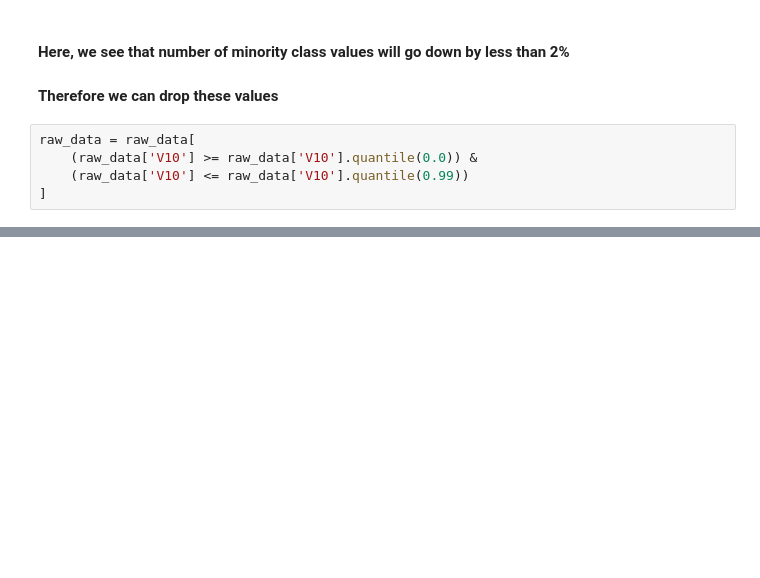
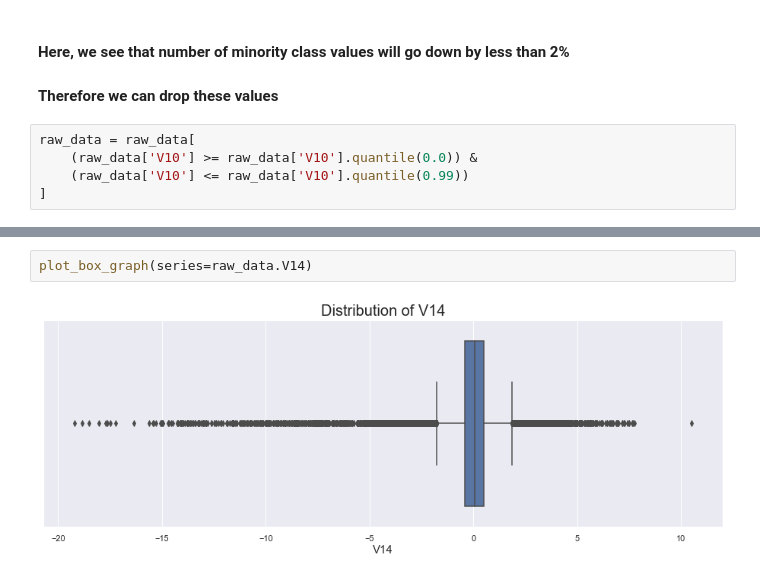
Before and after one commit to akshaykadam100/Credit-Card-Fraud-Detection, a Jupyter notebook: modelling/V1_Akshay_Kadam_DML2070010.ipynb, the cells around one changed output, grey strips where cells are left out. Cells and saved outputs as stored; diff of their text form; blank space fills up the shorter version.

```diff
--- a/modelling/V1_Akshay_Kadam_DML2070010.ipynb
+++ b/modelling/V1_Akshay_Kadam_DML2070010.ipynb
@@ -732,0 +874,4 @@ raw_data = raw_data[
+# %%
+plot_box_graph(series=raw_data.V14)
+# %% [output]
+[figure, added]
```
Also changed, not shown: parts of 103 cells of this notebook.
